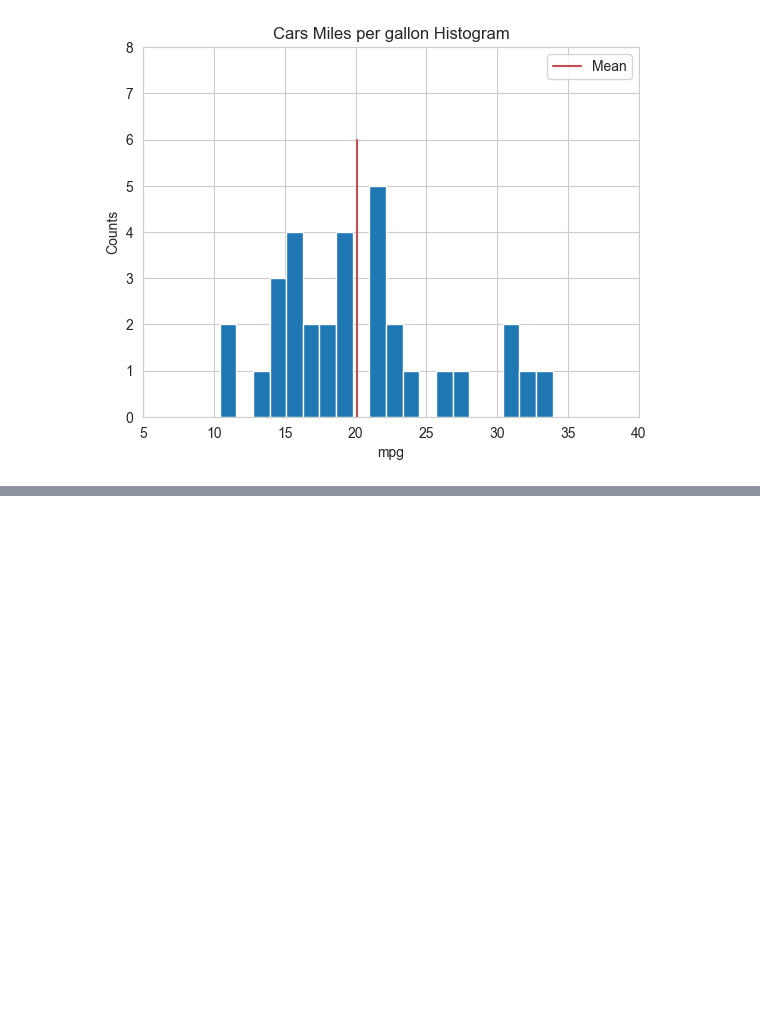
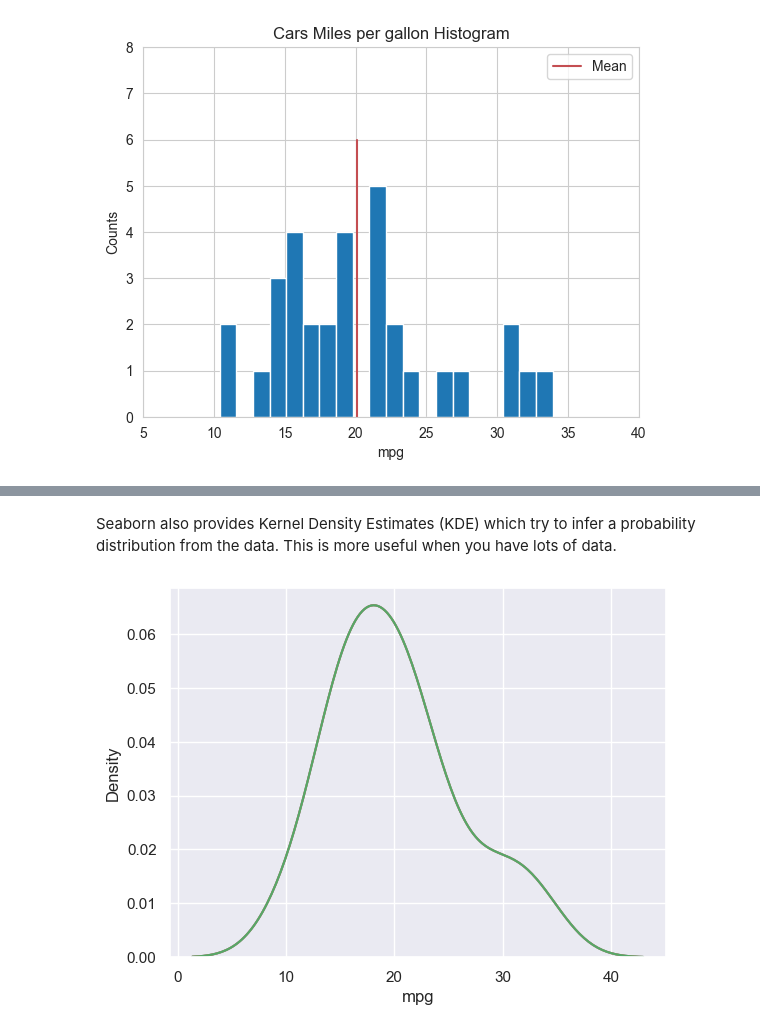
Before and after one commit to crdcamp/lin-reg-application, a Jupyter notebook: references/1_exploratory_data_analysis.ipynb, the cells around one changed output, grey strips where cells are left out. Drawn from its saved outputs; the diff is of its cells as text; code cells hidden in the pictures; blank space fills up the shorter version.

```diff
--- a/references/1_exploratory_data_analysis.ipynb
+++ b/references/1_exploratory_data_analysis.ipynb
@@ -789,0 +806,8 @@ with sns.axes_style("whitegrid"):
+# %% [markdown]
+Seaborn also provides Kernel Density Estimates (KDE) which try to infer a probability distribution from the data. This is more useful when you have lots of data.
+# %%
+sns.set()
+sns.kdeplot(dfcars.mpg);
+plt.show()
+# %% [output]
+[figure, added]
```
Also changed, not shown: parts of 6 cells of this notebook.
